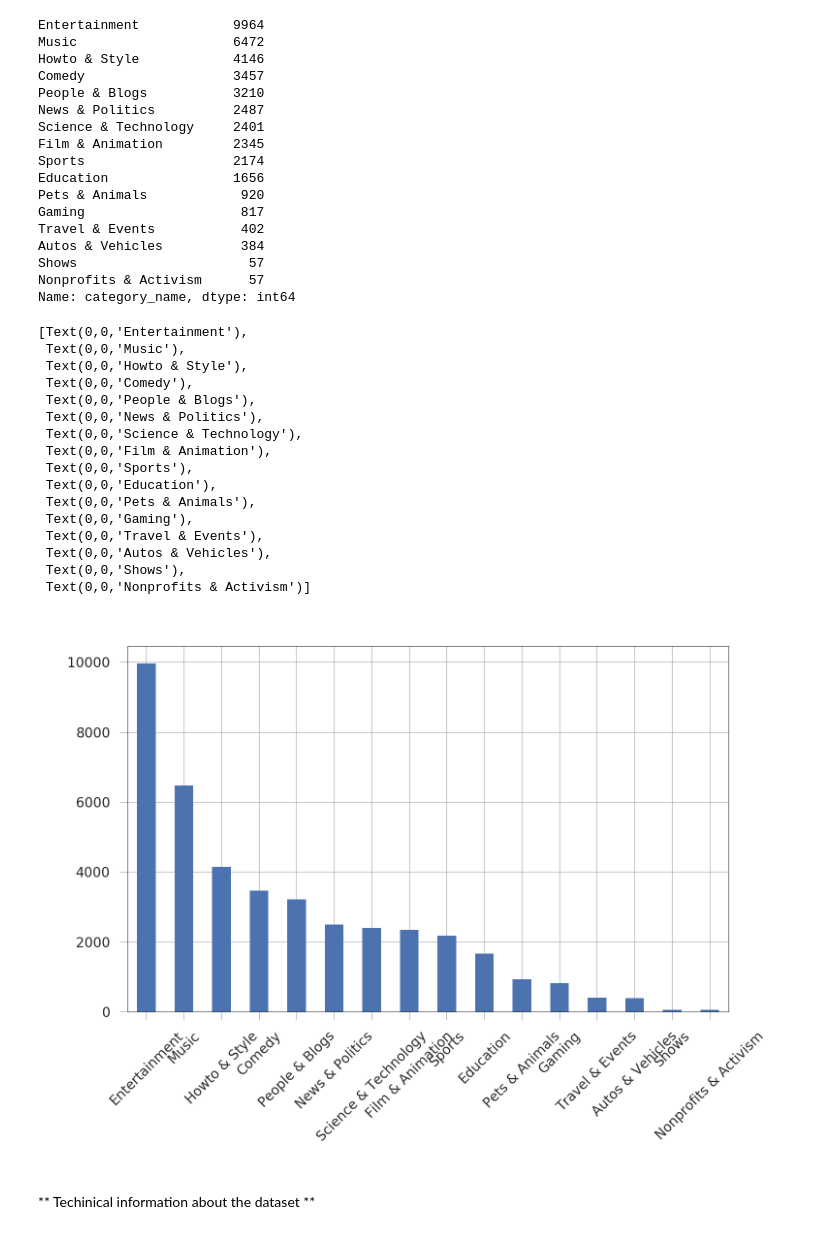
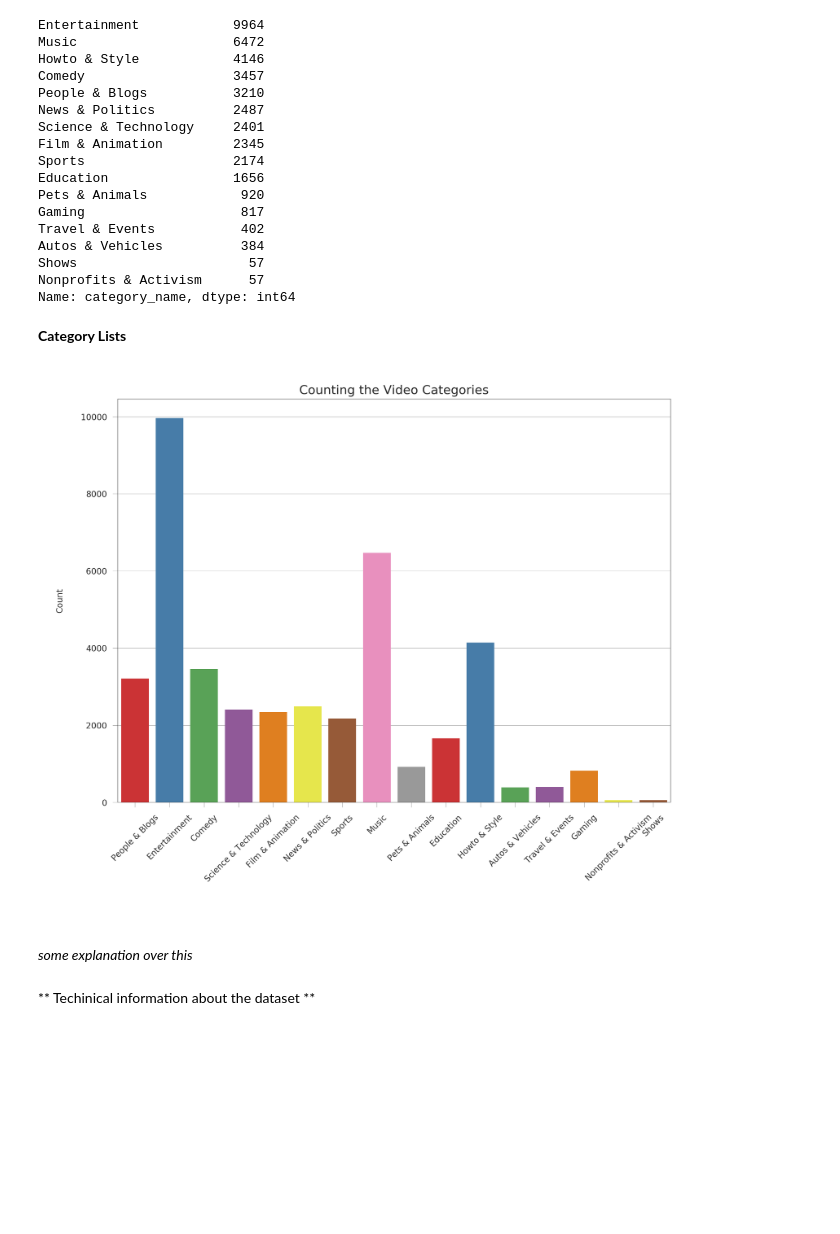
Before and after one commit to AbhinavShank/Youtube-Trending, a Jupyter notebook: YTAnalysis_USA.ipynb, the cells around one changed output. Cells and saved outputs as stored; diff of their text form; code cells hidden in the pictures; blank space fills up the shorter version.

```diff
--- a/YTAnalysis_USA.ipynb
+++ b/YTAnalysis_USA.ipynb
@@ -107,29 +107,20 @@ Autos & Vehicles          384
 Shows                      57
 Nonprofits & Activism      57
 Name: category_name, dtype: int64
-# %%
-ax = category_count.plot.bar()
-ax.set_xticklabels(labels=category_count.index, rotation=45, fontsize=10)
-
-plt.show()
-# %% [output]
-[Text(0,0,'Entertainment'),
- Text(0,0,'Music'),
- Text(0,0,'Howto & Style'),
- Text(0,0,'Comedy'),
- Text(0,0,'People & Blogs'),
- Text(0,0,'News & Politics'),
- Text(0,0,'Science & Technology'),
- Text(0,0,'Film & Animation'),
- Text(0,0,'Sports'),
- Text(0,0,'Education'),
- Text(0,0,'Pets & Animals'),
- Text(0,0,'Gaming'),
- Text(0,0,'Travel & Events'),
- Text(0,0,'Autos & Vehicles'),
- Text(0,0,'Shows'),
- Text(0,0,'Nonprofits & Activism')]
-[figure, removed]
+# %% [markdown]
+**Category Lists**
+# %%
+plt.figure(figsize = (12,9))
+
+g = sns.countplot('category_name', data=df, palette="Set1")
+g.set_xticklabels(g.get_xticklabels(),rotation=45)
+g.set_title("Counting the Video Categories", fontsize=15)
+g.set_xlabel(" ", fontsize=10)
+g.set_ylabel("Count", fontsize=10);
+# %% [output]
+[figure, added]
+# %% [markdown]
+_some explanation over this_
 # %% [markdown]
 ** Techinical information about the dataset **
 # %%
```
Also changed, not shown: parts of 18 cells of this notebook.
